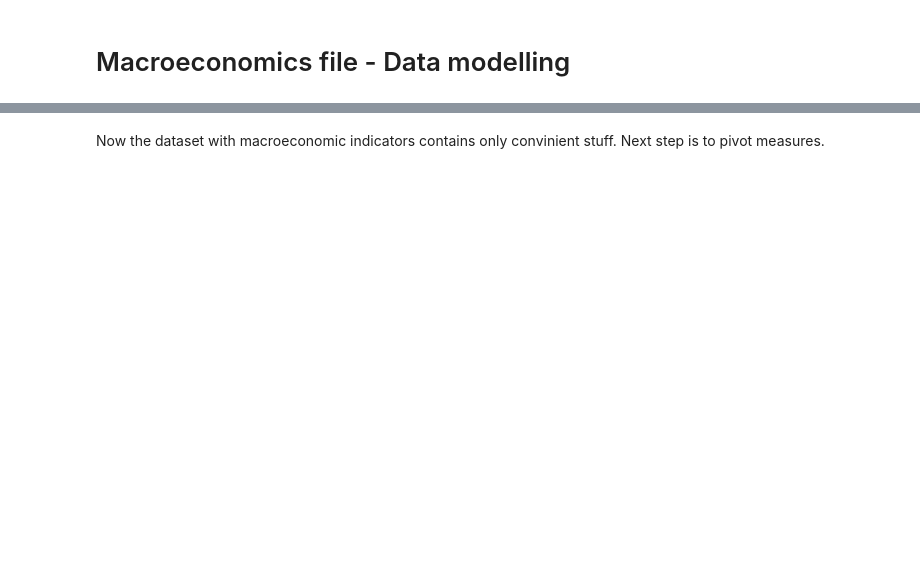
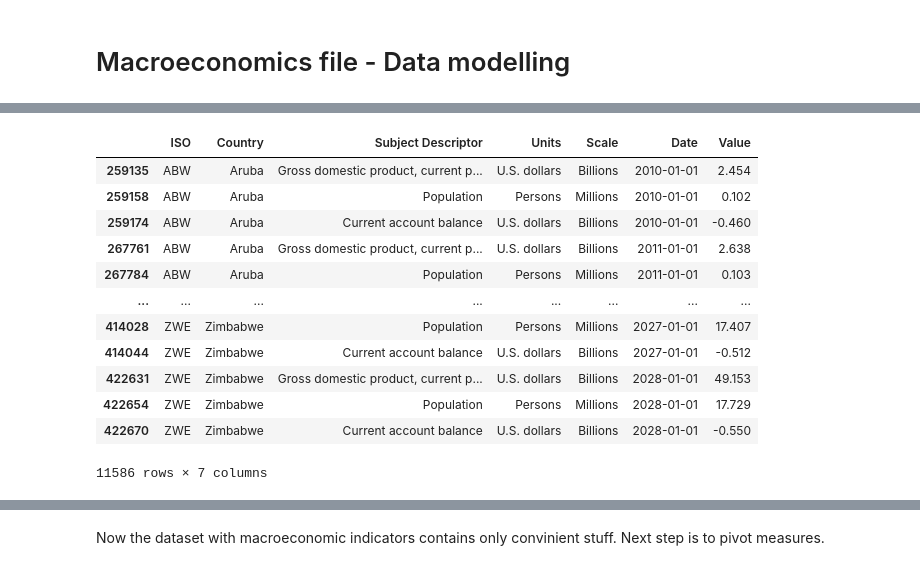
Before and after one commit to JakubKrezel/DS_project_JK, a Jupyter notebook: DS project.ipynb, the cells around one changed output, grey strips where cells are left out. Cells and saved outputs as stored; diff of their text form; code cells hidden in the pictures; blank space fills up the shorter version.

```diff
--- a/DS project.ipynb
+++ b/DS project.ipynb
@@ -393,13 +613,27 @@ unique_units
 # %%
 # Remove unnecessary Units
 values_to_remove = ['National currency', 'Percent change','Purchasing power parity; international dollars', 'Index',
        'Purchasing power parity; 2017 international dollar', 'Percent',
        'National currency per current international dollar',
        'Percent of GDP', 'Percent of total labor force', 'Percent of potential GDP']
-macro = macro[~macro['Units'].isin(values_to_remove)]
+macro = macro[~macro['Subject Descriptor'].isin(values_to_remove)]
 macro = macro.dropna(subset=['Value'])
 
 macro
+# %% [output]
+|  | ISO | Country | Subject Descriptor | Units | Scale | Date | Value |
+| 259135 | ABW | Aruba | Gross domestic product, current p... | U.S. dollars | Billions | 2010-01-01 | 2.454 |
+| 259158 | ABW | Aruba | Population | Persons | Millions | 2010-01-01 | 0.102 |
+| 259174 | ABW | Aruba | Current account balance | U.S. dollars | Billions | 2010-01-01 | -0.460 |
+| 267761 | ABW | Aruba | Gross domestic product, current p... | U.S. dollars | Billions | 2011-01-01 | 2.638 |
+| 267784 | ABW | Aruba | Population | Persons | Millions | 2011-01-01 | 0.103 |
+| ... | ... | ... | ... | ... | ... | ... | ... |
+| 414028 | ZWE | Zimbabwe | Population | Persons | Millions | 2027-01-01 | 17.407 |
+| 414044 | ZWE | Zimbabwe | Current account balance | U.S. dollars | Billions | 2027-01-01 | -0.512 |
+| 422631 | ZWE | Zimbabwe | Gross domestic product, current p... | U.S. dollars | Billions | 2028-01-01 | 49.153 |
+| 422654 | ZWE | Zimbabwe | Population | Persons | Millions | 2028-01-01 | 17.729 |
+| 422670 | ZWE | Zimbabwe | Current account balance | U.S. dollars | Billions | 2028-01-01 | -0.550 |
+11586 rows × 7 columns
 # %%
 #Delete more unnecessary columns
 macro = macro.drop(['ISO', 'Units', 'Scale'], axis=1)
```
Also changed, not shown: parts of 38 cells of this notebook.
